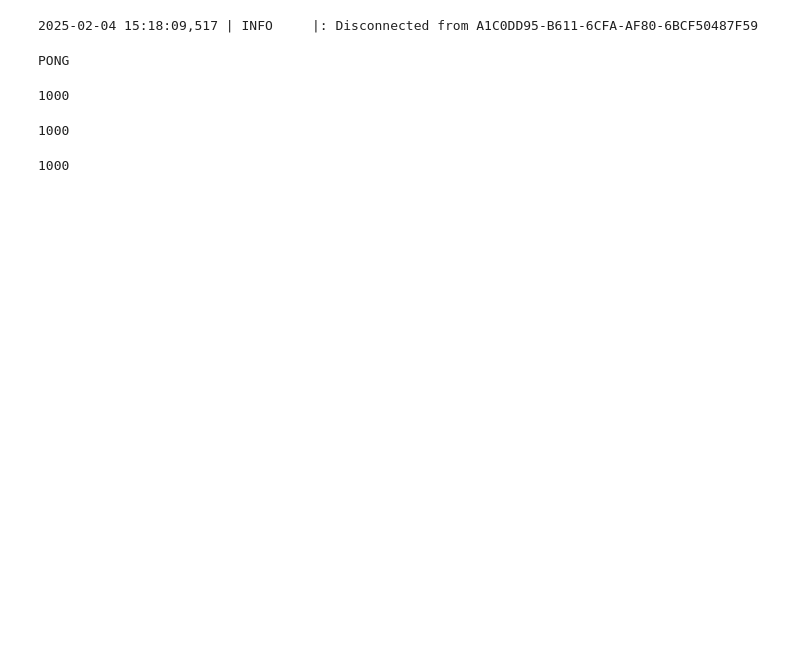
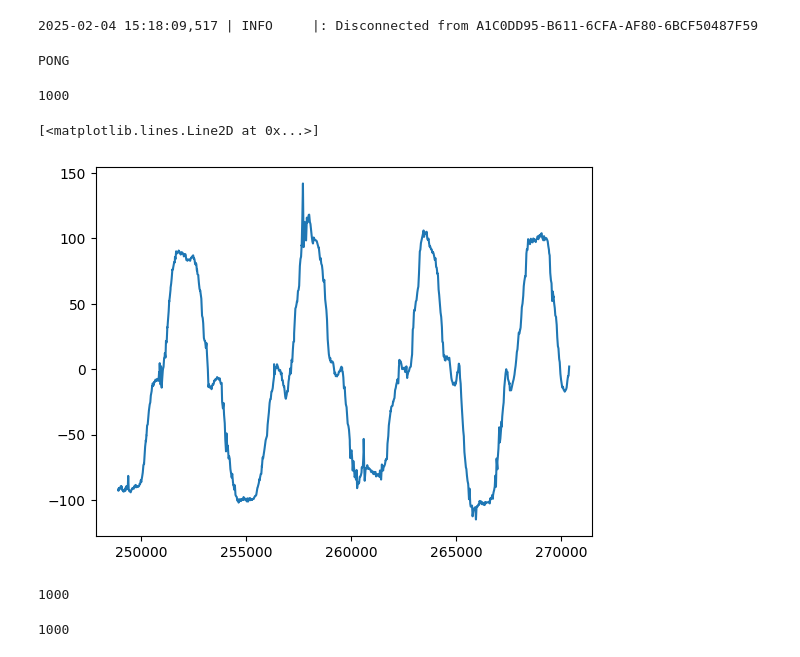
Before and after one commit to akinfelami/fastrobots, a Jupyter notebook: ble_robot_1.2/ble_python/lab2.ipynb, the cells around one changed output. Drawn from its saved outputs; the diff is of its cells as text; code cells hidden in the pictures; blank space fills up the shorter version.

```diff
--- a/ble_robot_1.2/ble_python/lab2.ipynb
+++ b/ble_robot_1.2/ble_python/lab2.ipynb
@@ -35,13 +35,20 @@ PONG
 ble.stop_notify(ble.uuid['RX_STRING'])
 # %%
 pitch_at_minus_90 = []
+minus_90_times = []
 def notification_handler(uuid, byte_array):
-    t_t = ble.bytearray_to_string(byte_array)
-    pitch_at_minus_90.append(t_t)
+    t_t = ble.bytearray_to_string(byte_array).split(",")
+    pitch_at_minus_90.append(t_t[0])
+    minus_90_times.append(t_t[1])
 ble.start_notify(ble.uuid['RX_STRING'], notification_handler)
 ble.send_command(CMD.SEND_DATA, "P")
 # %%
 print(len(pitch_at_minus_90))
 # %% [output]
 1000
+# %%
+plt.plot(np.array(minus_90_times).astype(float), np.array(pitch_at_minus_90).astype(float))
+# %% [output]
+[<matplotlib.lines.Line2D at 0x...>]
+[figure, added]
 # %%
```
Also changed, not shown: parts of 8 cells of this notebook, 8 other files.
